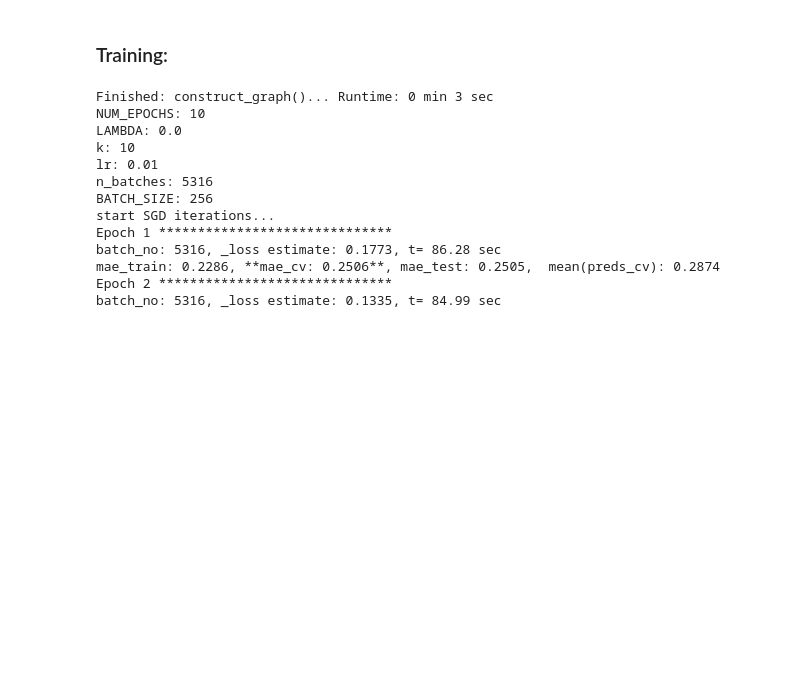
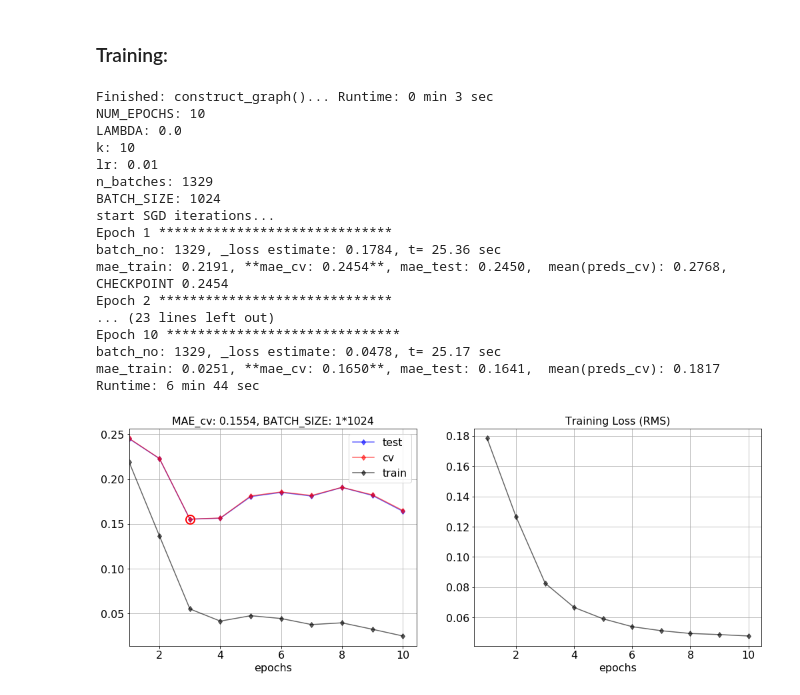
Before and after one commit to Pseud0n1nja/VentureHub, a Jupyter notebook: main.ipynb, the cells around one changed output. Cells and saved outputs as stored; diff of their text form; code cells hidden in the pictures; blank space fills up the shorter version.

```diff
--- a/main.ipynb
+++ b/main.ipynb
@@ -171,6 +170,0 @@ R_indices.shape: (193341, 2)
-# %%
-zero_examples = len(R)*10
-R0 = np.zeros((zero_examples))
-R0_indices = np.zeros((zero_examples, 2), dtype=np.int64)
-R0_indices[:,0] = np.random.choice(n_investors, zero_examples)
-R0_indices[:,1] = np.random.choice(n_startups, zero_examples)
@@ -200,10 +198,11 @@ R0_indices[:,1] = np.random.choice(n_startups, zero_examples)
 # %%
 with open('data/collision_i.pkl', 'rb') as f:
     collision_i = pickle.load(f)
+
 with open('data/R0_indices.pkl', 'rb') as f:
     R0_indices = pickle.load(f)
 
-""" Set the following exceptions to R0:
+""" Set the following exceptions in R0 to 1:
      R0[collision_i[...]] = 1"""
 
 # correct the R0 vector where there are collisions with R.
@@ -224,7 +223,7 @@ test_R_indices.shape:   (425351, 2)
 # %% [markdown]
 ### Training:
 # %%
-BATCH_SIZE = 256
+BATCH_SIZE = 1024
 LAMBDA = 0.000
 k = 10 # an important hyperparameter.
 lr = 0.01
@@ -232,37 +231,43 @@ NUM_EPOCHS = 10
 
 #..............................................
 start = time.time()
+print('Start: construct_graph()... ', end='\r')
 train, loss, reg, R_indices, R, U, V, R_pred, X_UV = \
                         construct_graph(LAMBDA, k, lr, BATCH_SIZE, n_investors, n_startups)
 o = print_runtime(start, p_flag=False)
 print('Finished: construct_graph()... ' + o)
 #..............................................
 
 start = time.time()
 mae_train_arr, mae_cv_arr, mae_test_arr, loss_arr, mean_preds, n_batches, preds_cv, preds_test, \
                _U, _V, _X_UV = \
                                  train_the_model(R_indices, R, train_R_indices, train_R, BATCH_SIZE,
                NUM_EPOCHS, LAMBDA, k, lr,
                train, loss, reg, U, V, R_pred,
                cv_R, cv_R_indices, test_R, test_R_indices, X_UV)
 #..............................................
 # plotting....
 ax1, ax2 = plotter(mae_train_arr, mae_cv_arr, mae_test_arr, loss_arr, BATCH_SIZE)
 
 #..............................................
 print_runtime(start)
-os.system('afplay System/Library/Sounds/Ping.aiff')
+# os.system('afplay System/Library/Sounds/Ping.aiff')
 # %% [output]
 Finished: construct_graph()... Runtime: 0 min 3 sec
 NUM_EPOCHS: 10
 LAMBDA: 0.0
 k: 10
 lr: 0.01
-n_batches: 5316
-BATCH_SIZE: 256
+n_batches: 1329
+BATCH_SIZE: 1024
 start SGD iterations...
 Epoch 1 ******************************
-batch_no: 5316, _loss estimate: 0.1773, t= 86.28 sec
-mae_train: 0.2286, **mae_cv: 0.2506**, mae_test: 0.2505,  mean(preds_cv): 0.2874
+batch_no: 1329, _loss estimate: 0.1784, t= 25.36 sec
+mae_train: 0.2191, **mae_cv: 0.2454**, mae_test: 0.2450,  mean(preds_cv): 0.2768, CHECKPOINT 0.2454
 Epoch 2 ******************************
-batch_no: 5316, _loss estimate: 0.1335, t= 84.99 sec
+... (23 lines left out)
+Epoch 10 ******************************
+batch_no: 1329, _loss estimate: 0.0478, t= 25.17 sec
+mae_train: 0.0251, **mae_cv: 0.1650**, mae_test: 0.1641,  mean(preds_cv): 0.1817
+Runtime: 6 min 44 sec
+[figure, added]
```
Also changed, not shown: parts of 11 cells of this notebook, 2 other files.
